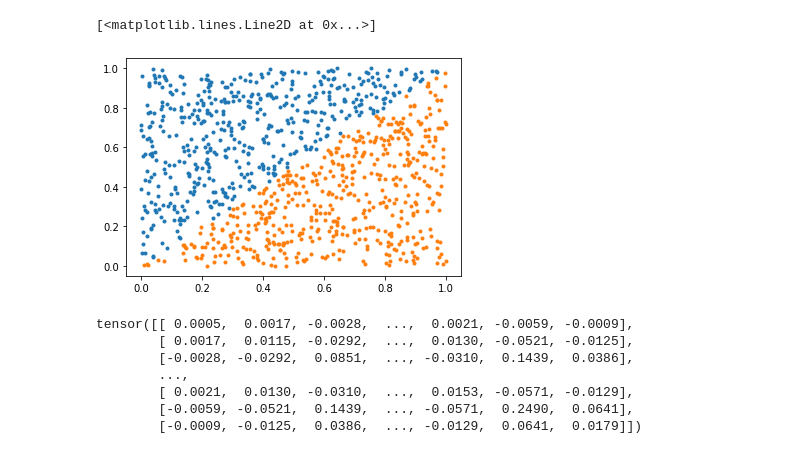
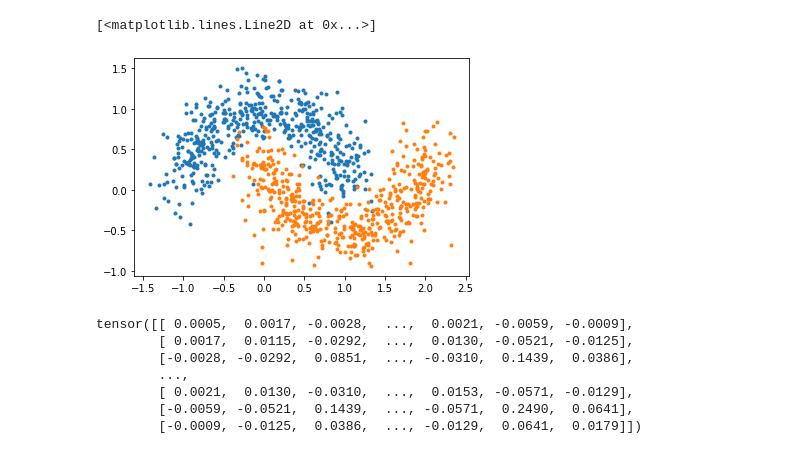
Before and after one commit to zsiga007/Summer-2022, a Jupyter notebook: dimension analysis/rank_during_sgd.ipynb, the cells around one changed output. Cells and saved outputs as stored; diff of their text form; code cells hidden in the pictures.

Commit message:
added moon dataset

```diff
--- a/dimension analysis/rank_during_sgd.ipynb
+++ b/dimension analysis/rank_during_sgd.ipynb
@@ -10,29 +11,41 @@ import matplotlib.pyplot as plt
 from utils import *
 # %%
 N = 1000
-all_data = []
-for i in range(N):
-    r1 = np.random.rand(1)
-    r2 = np.random.rand(1)
-    if r1 < r2:
-        label = 0
-    # if r1 ** 2 < r2:
-    #     label = 0
+def data_gen(moons=True):
+    all_data = []
+    if not moons:
+        for i in range(N):
+            r1 = np.random.rand(1)
+            r2 = np.random.rand(1)
+            if r1 < r2:
+                label = 0
+            # if r1 ** 2 < r2:
+            #     label = 0
+            else:
+                label = 1
+            all_data.append([torch.tensor([r1, r2]), label])
+            return all_data
     else:
-        label = 1
-    all_data.append([torch.tensor([r1, r2]), label])
+        X,y = datasets.make_moons(n_samples=N, shuffle=True, noise=0.2, random_state=1234)
+        y = np.reshape(y, (len(y),1))
+        for index, point in enumerate(X):
+            point=np.reshape(point, (2,1))
+            all_data.append([torch.tensor(point), y[index][0]])
+        return all_data
 # %%
+all_data = data_gen()
+
 zeros_x = [all_data[i][0][0] for i in range(N) if not all_data[i][1]]
 zeros_y = [all_data[i][0][1] for i in range(N) if not all_data[i][1]]
 
 ones_x = [all_data[i][0][0] for i in range(N) if all_data[i][1]]
 ones_y = [all_data[i][0][1] for i in range(N) if all_data[i][1]]
 
 plt.plot(zeros_x, zeros_y, '.')
 plt.plot(ones_x, ones_y, '.')
 # %% [output]
 [<matplotlib.lines.Line2D at 0x...>]
-[figure, old version]
+[figure, new version]
 # %%
 train_data = all_data[:N*8//10]
 test_data = all_data[N*8//10:]
```
Also changed, not shown: parts of 1 cell of this notebook.
